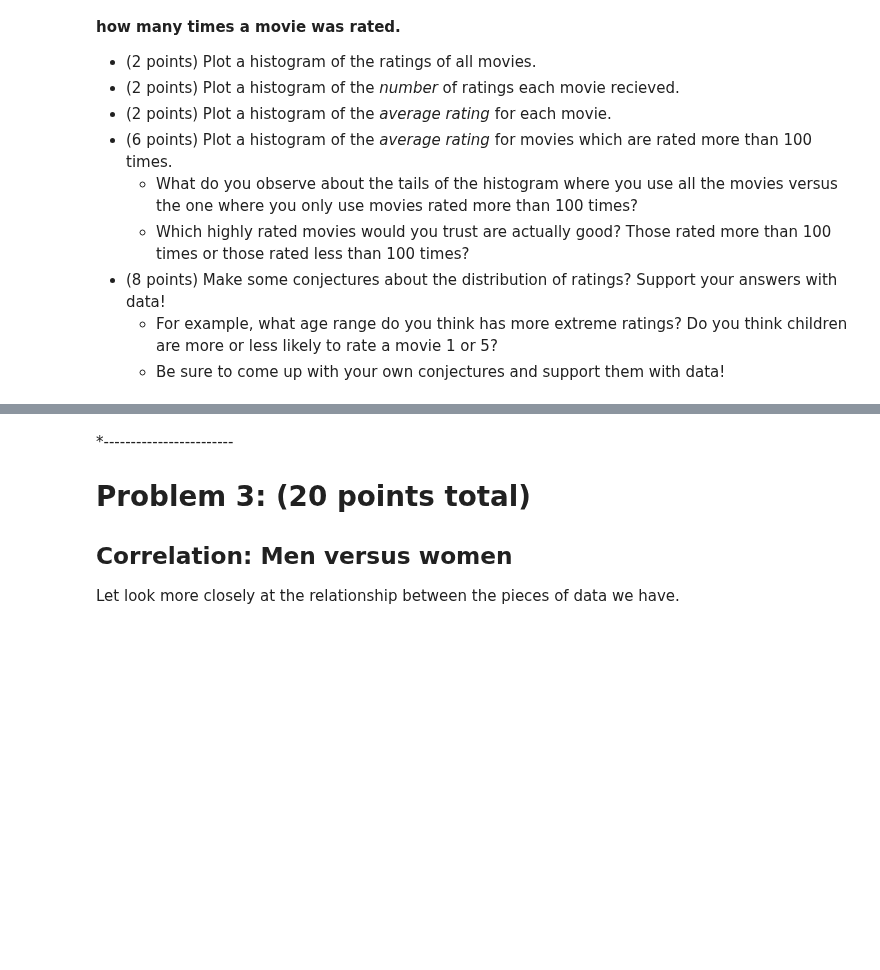
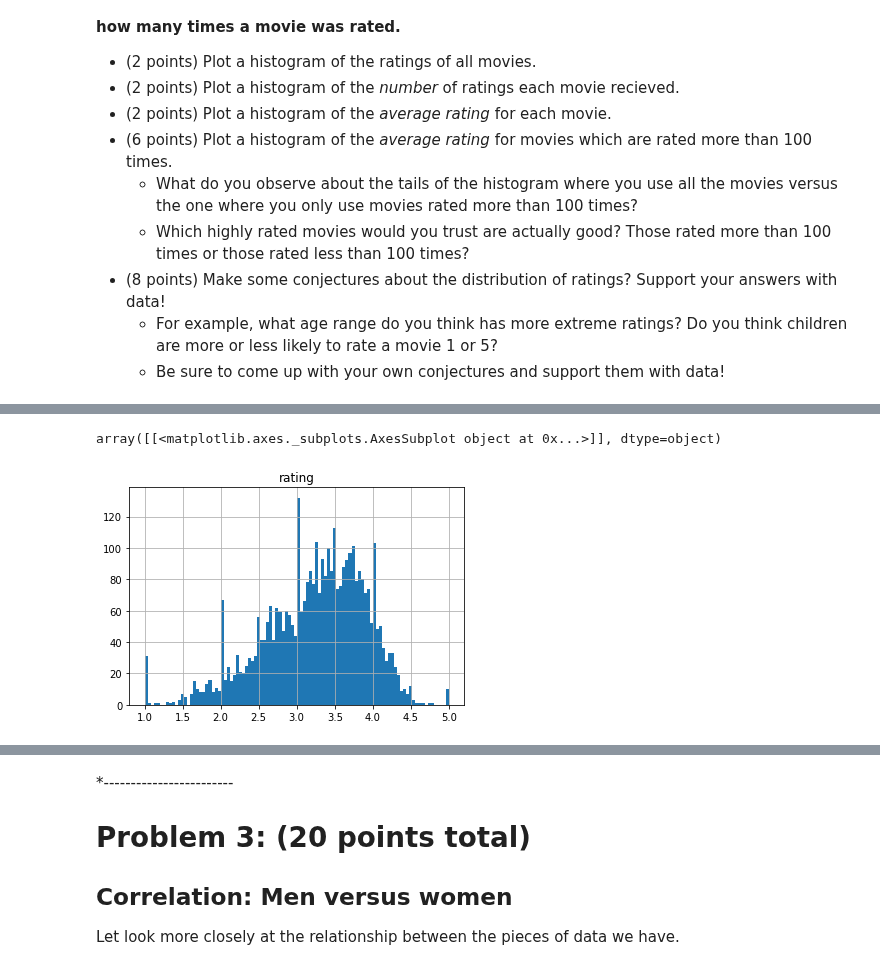
Before and after one commit to tianhaopx/Case-Study-of-Data-Science, a Jupyter notebook: CaseStudy2/CaseStudy2.ipynb, the cells around one changed output, grey strips where cells are left out. Cells and saved outputs as stored; diff of their text form; code cells hidden in the pictures; blank space fills up the shorter version.

```diff
--- a/CaseStudy2/CaseStudy2.ipynb
+++ b/CaseStudy2/CaseStudy2.ipynb
@@ -276,0 +293,7 @@ X.plot()
+# %%
+# Plot a histogram of the average rating for each movie.
+X=data.pivot_table('rating',index='title',aggfunc='mean')
+X.hist(bins = 100)
+# %% [output]
+array([[<matplotlib.axes._subplots.AxesSubplot object at 0x...>]], dtype=object)
+[figure, added]
```
Also changed, not shown: parts of 7 cells of this notebook.
